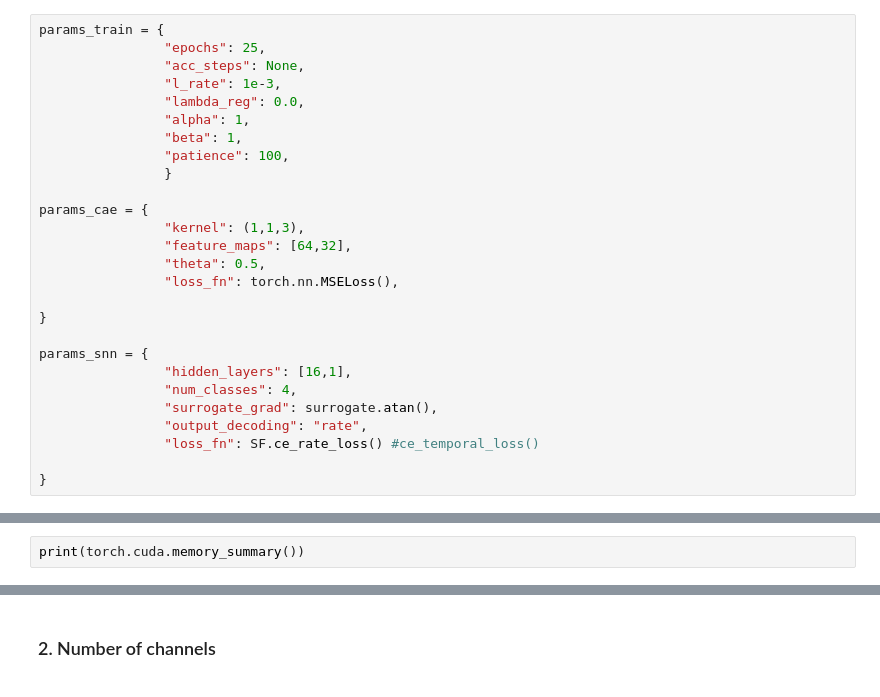
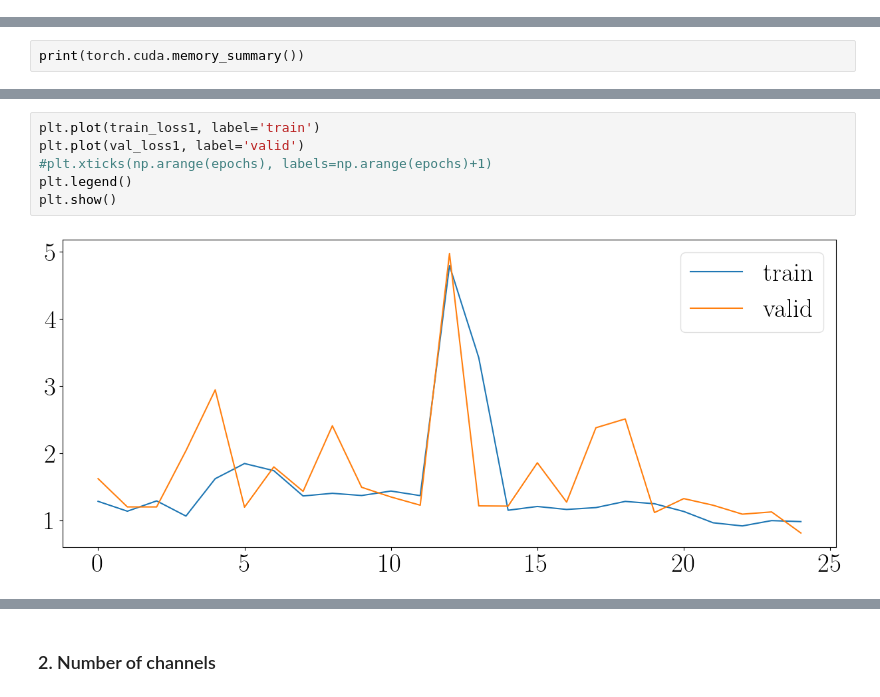
Before and after one commit to ele-ciccia/SCAE-SNN-HAR, a Jupyter notebook: Network_training.ipynb, the cells around one changed output, grey strips where cells are left out. Drawn from its saved outputs; the diff is of its cells as text.

```diff
--- a/Network_training.ipynb
+++ b/Network_training.ipynb
@@ -195,32 +226,5 @@ class LSE(nn.Module):
 # %% [markdown]
 ### 1. # Conv. layers in the CAE
-# %%
-params_train = {
-                "epochs": 25,
-                "acc_steps": None,
-                "l_rate": 1e-3,
-                "lambda_reg": 0.0,
-                "alpha": 1,
-                "beta": 1,
-                "patience": 100,
-                }
-
-params_cae = {
-                "kernel": (1,1,3),
-                "feature_maps": [64,32],
-                "theta": 0.5,
-                "loss_fn": torch.nn.MSELoss(),
-
-}
-
-params_snn = {
-                "hidden_layers": [16,1],
-                "num_classes": 4,
-                "surrogate_grad": surrogate.atan(),
-                "output_decoding": "rate",
-                "loss_fn": SF.ce_rate_loss() #ce_temporal_loss()
-
-}
 # %%
 val_mse_layers = []
 
@@ -350,0 +321,8 @@ plt.show()
+# %%
+plt.plot(train_loss1, label='train')
+plt.plot(val_loss1, label='valid')
+#plt.xticks(np.arange(epochs), labels=np.arange(epochs)+1)
+plt.legend()
+plt.show()
+# %% [output]
+[figure, added]
```
Also changed, not shown: parts of 20 cells of this notebook.
